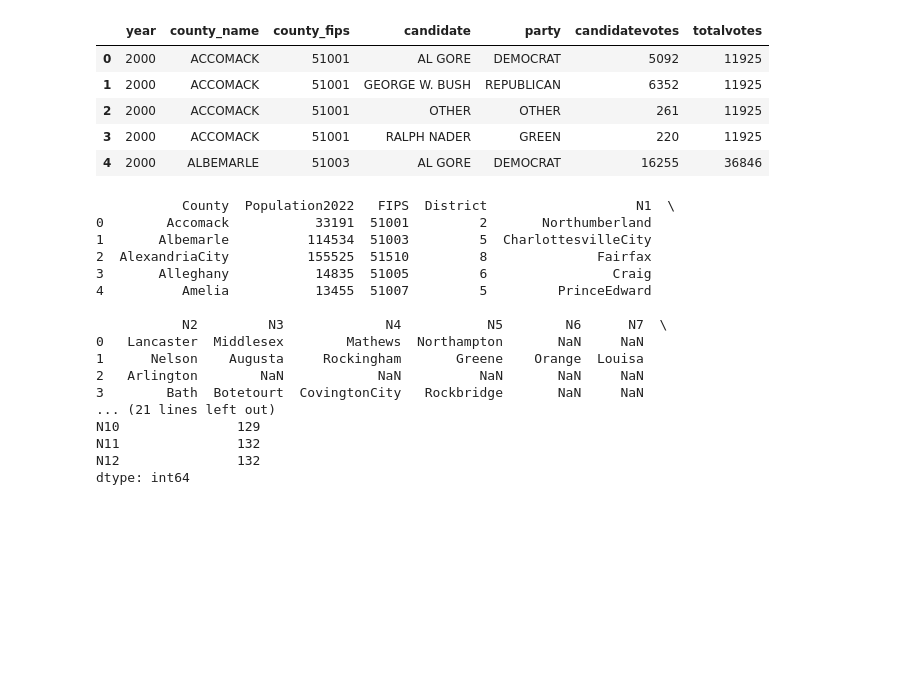
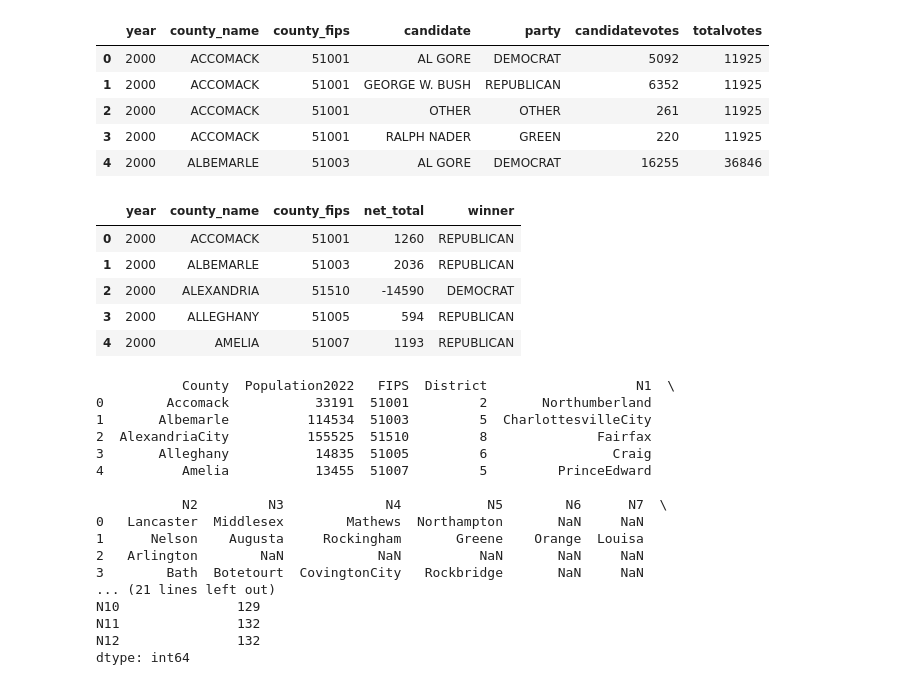
Before and after one commit to FlavienS6/project_voting, a Jupyter notebook: final_project.ipynb, the cells around one changed output. Drawn from its saved outputs; the diff is of its cells as text; code cells hidden in the pictures; blank space fills up the shorter version.

```diff
--- a/final_project.ipynb
+++ b/final_project.ipynb
@@ -81,6 +81,29 @@ df_aggregated.head()
 | 2 | 2000 | ACCOMACK | 51001 | OTHER | OTHER | 261 | 11925 |
 | 3 | 2000 | ACCOMACK | 51001 | RALPH NADER | GREEN | 220 | 11925 |
 | 4 | 2000 | ALBEMARLE | 51003 | AL GORE | DEMOCRAT | 16255 | 36846 |
+# %%
+import pandas as pd
+#removing candidates column (unimportant)
+df_real = df_aggregated.drop('candidate', axis=1)
+#removing third parties (also unimportant)
+df_real = df_real[~df_real['party'].isin(['OTHER', 'GREEN'])]
+#finding net total votes
+df_real['net_total'] = df_real.groupby(['year', 'county_name', 'county_fips', 'totalvotes'])['candidatevotes'].transform(lambda x: x.iloc[1] - x.iloc[0])
+
+# merging columns
+df_real = df_real.groupby(['year', 'county_name', 'county_fips', 'totalvotes', 'net_total']).agg({'party': ', '.join}).reset_index()
+df_real['winner'] = df_real['net_total'].apply(lambda x: 'REPUBLICAN' if x > 0 else 'DEMOCRAT')
+#dropping some more columns
+df_real = df_real.drop(['party', 'totalvotes'], axis=1)
+df_final = df_real[['year', 'county_name', 'county_fips','net_total', 'winner']]
+df_final.head()
+# %% [output]
+|  | year | county_name | county_fips | net_total | winner |
+| 0 | 2000 | ACCOMACK | 51001 | 1260 | REPUBLICAN |
+| 1 | 2000 | ALBEMARLE | 51003 | 2036 | REPUBLICAN |
+| 2 | 2000 | ALEXANDRIA | 51510 | -14590 | DEMOCRAT |
+| 3 | 2000 | ALLEGHANY | 51005 | 594 | REPUBLICAN |
+| 4 | 2000 | AMELIA | 51007 | 1193 | REPUBLICAN |
 # %%
 # county_adjacencies.csv cleaning
 
```
Also changed, not shown: parts of 4 cells of this notebook.
